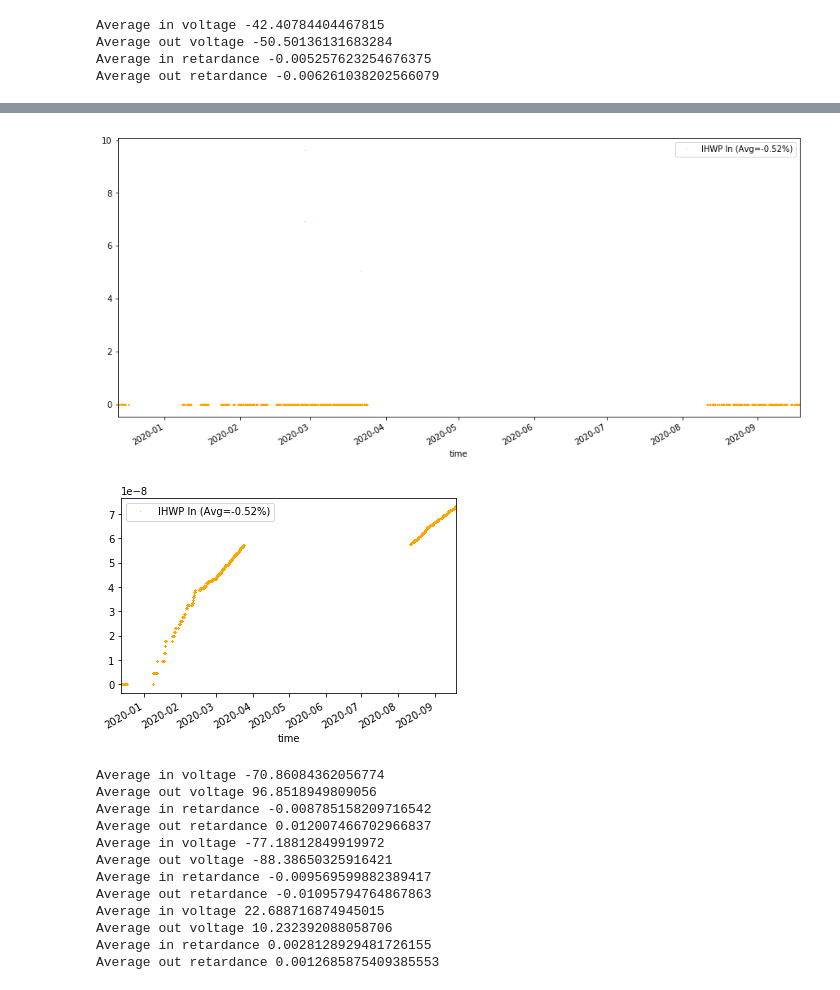
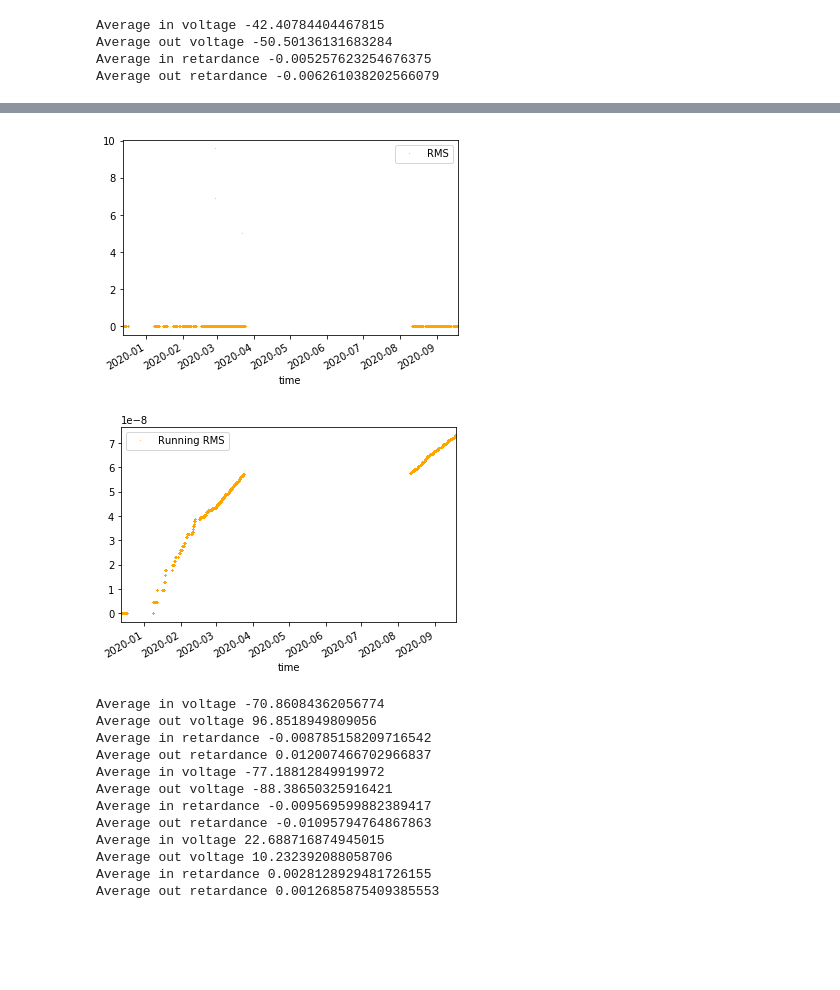
Before and after one commit to jonesdc76/MollerPolarimetry, a Jupyter notebook: macros/CREX_PITA_retardance.ipynb, the cells around one changed output, grey strips where cells are left out. Drawn from its saved outputs; the diff is of its cells as text; code cells hidden in the pictures; blank space fills up the shorter version.

```diff
--- a/macros/CREX_PITA_retardance.ipynb
+++ b/macros/CREX_PITA_retardance.ipynb
@@ -81,13 +81,13 @@ plt.show()
 # %%
-df_new.plot(x='time',y='rms',style=',', color='orange', label='IHWP In (Avg=-0.52%)',marker='s', markersize=12./fig.dpi)
+df_new.plot(x='time',y='rms',style=',', color='orange', label='RMS',marker='s', markersize=12./fig.dpi)
 plt.show()
 # %% [output]
-[figure, old version]
+[figure, new version]
 # %%
-df_new.plot(x='time',y='hwp_flip',style=',', color='orange', label='IHWP In (Avg=-0.52%)',marker='s', markersize=12./fig.dpi)
+df_new.plot(x='time',y='hwp_flip',style=',', color='orange', label='Running RMS',marker='s', markersize=12./fig.dpi)
 plt.show()
 # %% [output]
-[figure, old version]
+[figure, new version]
 # %%
 df['pitaout1']=df['RTPPITA1CNT']+695
 df['pitaout2']=df['RTPPITA1CNT']+610
```
Also changed, not shown: parts of 2 cells of this notebook, 5 other files.
